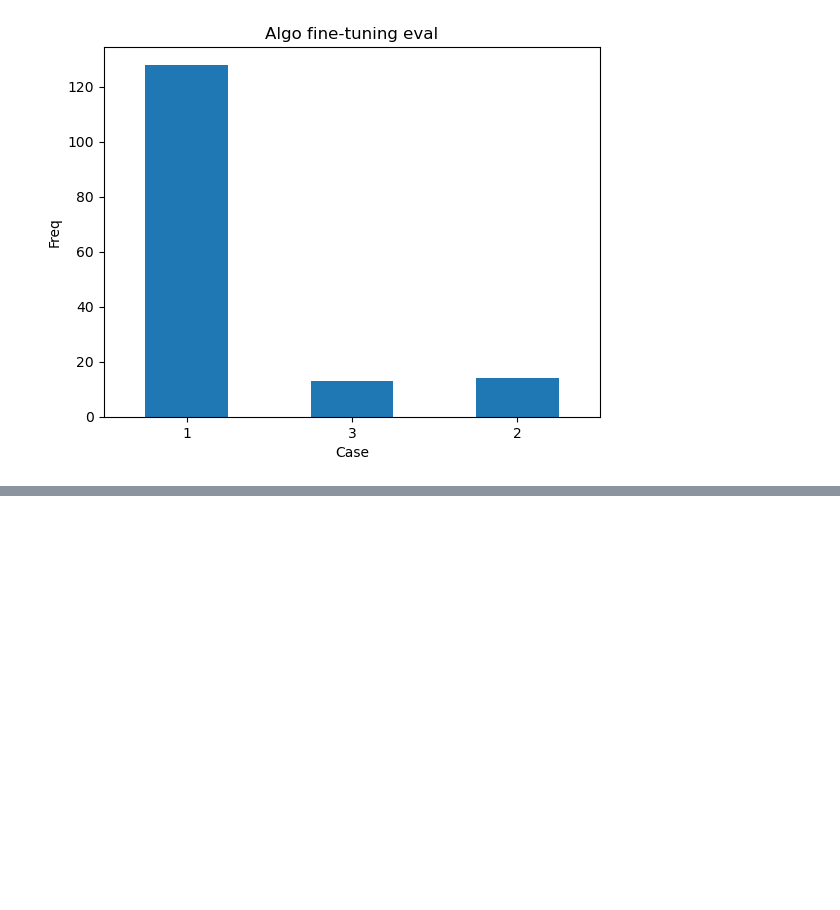
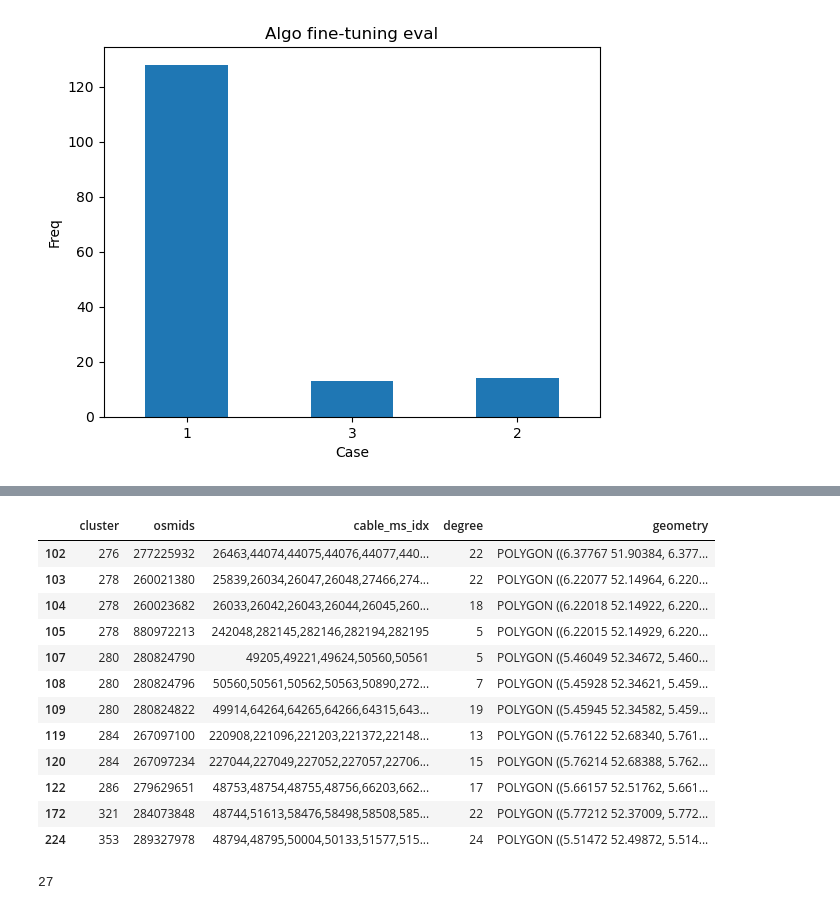
Before and after one commit to ciCciC/GeoGrids, a Jupyter notebook: notebooks/grid_reconstruction/compiling_footprint.ipynb, the cells around one changed output, grey strips where cells are left out. Cells and saved outputs as stored; diff of their text form; code cells hidden in the pictures; blank space fills up the shorter version.

```diff
--- a/notebooks/grid_reconstruction/compiling_footprint.ipynb
+++ b/notebooks/grid_reconstruction/compiling_footprint.ipynb
@@ -484,7 +499,27 @@ gpd_270
 gpd_237 = gpd.read_file("""
 {"type":"FeatureCollection","features":[{"id":"237","type":"Feature","properties":{},"geometry":{"coordinates":[[[4.965493429167964,52.33301461080876],[4.965439846773592,52.33293621284852],[4.965470034037878,52.332929756539755],[4.965521352387185,52.33300769334713],[4.965493429167964,52.33301461080876]]],"type":"Polygon"}}]}
 """)
+gpd_237 = gpd_237.to_crs(pyproj.CRS.from_epsg(CRS))
 gpd_237
 # %% [output]
 |  | id | geometry |
 | 0 | 237 | POLYGON ((4.96549 52.33301, 4.965... |
+# %%
+gpd_246 = gpd.read_file("""
+{"type": "FeatureCollection", "features": [
+    {"id": "246", "type": "Feature", "properties": {}, "geometry": {
+    "coordinates": [
+        [[4.803938516611083, 52.47004266838391], [4.804090016649354, 52.47006447320851],
+                     [4.8041541128191625, 52.469933137008496], [4.803990958932616, 52.46991031793783],
+                     [4.803938516611083, 52.47004266838391]]
+    ], "type": "Polygon"}},
+    {"id": "246", "type": "Feature", "properties": {}, "geometry": {
+    "coordinates": [
+        [[4.803569741112625,52.470200676750665],[4.803735019627226,52.47022956849017],[4.803953474707129,52.469720895997256],[4.803788196192528,52.46969638151177],[4.803714898764156,52.469862729538136],[4.803533811001046,52.469833837557815],[4.803460513572674,52.4700089401789],[4.803635852518852,52.47004220959843],[4.803569741112625,52.470200676750665]]
+    ], "type": "Polygon"}},
+]}
+""")
+
+gpd_246 = gpd_246.to_crs(pyproj.CRS.from_epsg(CRS))
+
+gpd_246
@@ -508,0 +556,3 @@ Merge all results into 1 consistent data
+# %%
+post_fine_tuned = gpd.read_file(os.path.join(ROOT, 'static', 'footprint_post_selection.geojson'))
+post_fine_tuned.head()
@@ -508,0 +566,2 @@ Merge all results into 1 consistent data
+# %%
+category_two = gpd.GeoDataFrame(pd.concat([x, gpd_189, gpd_320, gpd_240, gpd_333, gpd_347, gpd_342, gpd_270, gpd_237, gpd_246], ignore_index=True))
@@ -508,0 +577,25 @@ Merge all results into 1 consistent data
+# %%
+post_fine_tuned[post_fine_tuned.cluster.isin(category_two.id)]
+# %% [output]
+|  | cluster | osmids | cable_ms_idx | degree | geometry |
+| 102 | 276 | 277225932 | 26463,44074,44075,44076,44077,440... | 22 | POLYGON ((6.37767 51.90384, 6.377... |
+| 103 | 278 | 260021380 | 25839,26034,26047,26048,27466,274... | 22 | POLYGON ((6.22077 52.14964, 6.220... |
+| 104 | 278 | 260023682 | 26033,26042,26043,26044,26045,260... | 18 | POLYGON ((6.22018 52.14922, 6.220... |
+| 105 | 278 | 880972213 | 242048,282145,282146,282194,282195 | 5 | POLYGON ((6.22015 52.14929, 6.220... |
+| 107 | 280 | 280824790 | 49205,49221,49624,50560,50561 | 5 | POLYGON ((5.46049 52.34672, 5.460... |
+| 108 | 280 | 280824796 | 50560,50561,50562,50563,50890,272... | 7 | POLYGON ((5.45928 52.34621, 5.459... |
+| 109 | 280 | 280824822 | 49914,64264,64265,64266,64315,643... | 19 | POLYGON ((5.45945 52.34582, 5.459... |
+| 119 | 284 | 267097100 | 220908,221096,221203,221372,22148... | 13 | POLYGON ((5.76122 52.68340, 5.761... |
+| 120 | 284 | 267097234 | 227044,227049,227052,227057,22706... | 15 | POLYGON ((5.76214 52.68388, 5.762... |
+| 122 | 286 | 279629651 | 48753,48754,48755,48756,66203,662... | 17 | POLYGON ((5.66157 52.51762, 5.661... |
+| 172 | 321 | 284073848 | 48744,51613,58476,58498,58508,585... | 22 | POLYGON ((5.77212 52.37009, 5.772... |
+| 224 | 353 | 289327978 | 48794,48795,50004,50133,51577,515... | 24 | POLYGON ((5.51472 52.49872, 5.514... |
+# %%
+from evaluation import tuned_result
+
+# target only cluster ids for modification
+cluster_ids_modification = [k for k, v in tuned_result.items() if v != 1]
+
+len(cluster_ids_modification)
+# %% [output]
+27
```
Also changed, not shown: parts of 33 cells of this notebook, 8 other files.
